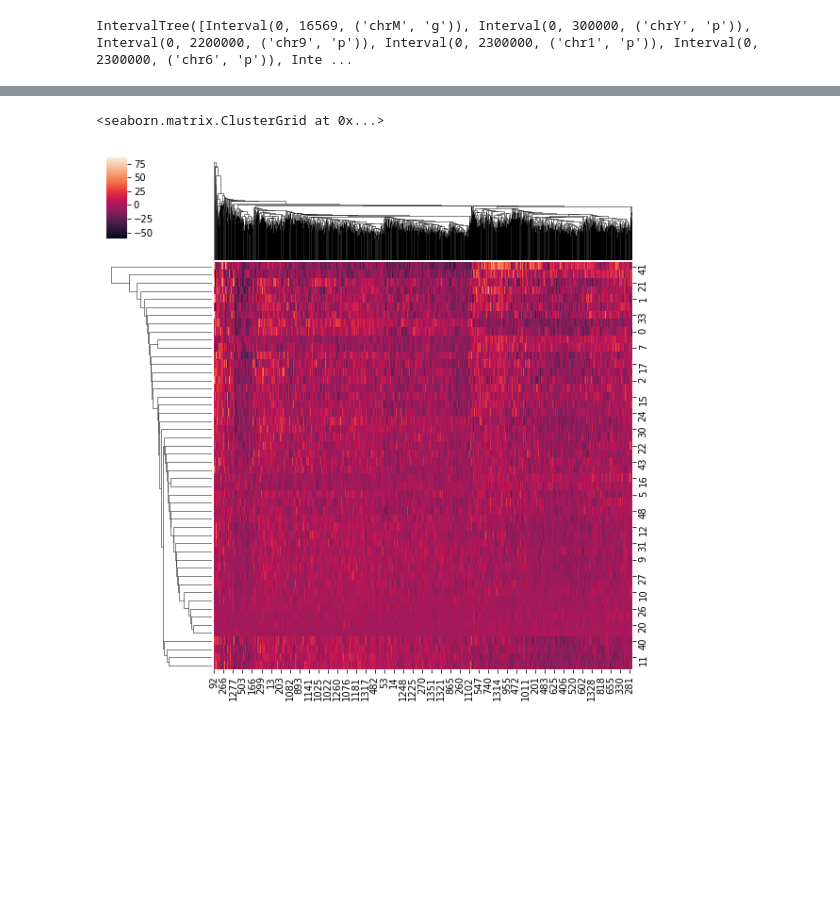
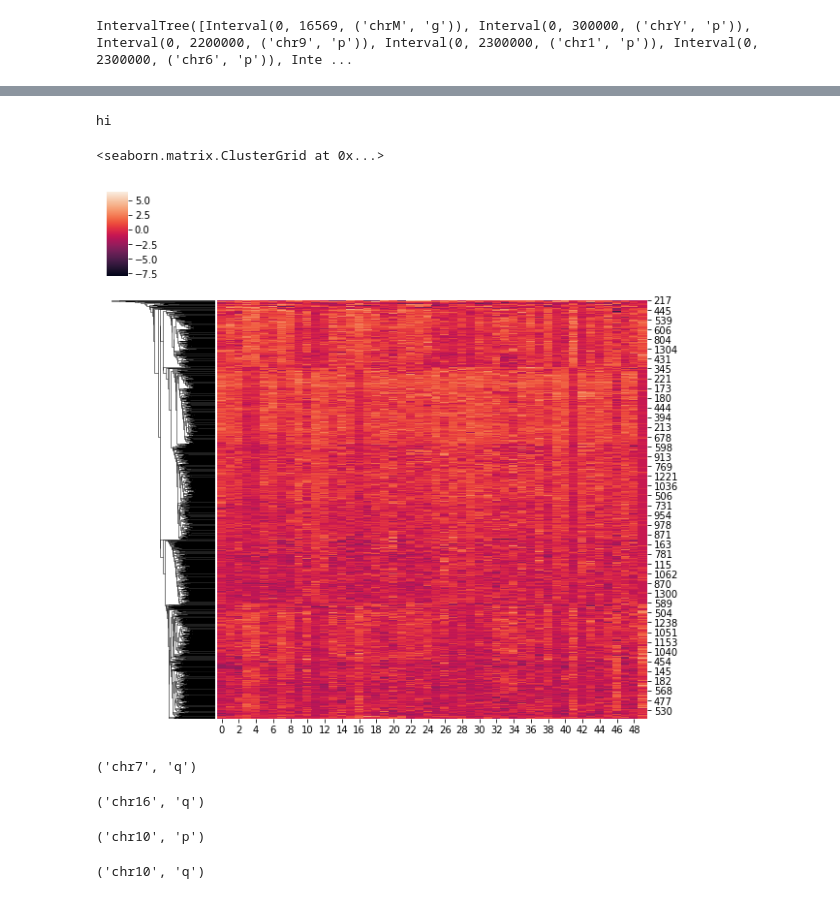
Before and after one commit to picrin/cancer_heterogeneity, a Jupyter notebook: CNV_expression.ipynb, the cells around one changed output, grey strips where cells are left out. Saved outputs shown, nothing was run; the diff lists cells and outputs as text; code cells hidden in the pictures; blank space fills up the shorter version.

```diff
--- a/CNV_expression.ipynb
+++ b/CNV_expression.ipynb
@@ -385,2 +357,0 @@ sc.pl.highly_variable_genes(adata)
-# %%
-adata = adata[:, adata.var['highly_variable']]
@@ -677,10 +426,10 @@ for chr_arm, genes in location_to_gene.items():
         sum_selected_genes = selected_genes.X.sum(axis=1)
         all_genes_sum.append(sum_selected_genes)
         chromosomes.append(chr_arm)
-    except numpy.AxisError:
+    except np.AxisError:
         pass
 # %%
-data = np.vstack(all_genes_sum)
+data = np.hstack(all_genes_sum)
 # %%
 data.shape
 # %% [output]
@@ -689,0 +457,2 @@ import seaborn
+# %%
+data_scaled = scipy.stats.zscore(data, axis = 0)
@@ -690,5 +463,25 @@ import seaborn
+# %%
+print("hi")
+# %% [output]
+hi
 # %%
-seaborn.clustermap(data)
+seaborn.clustermap(data_scaled, col_cluster=False)
 # %% [output]
 <seaborn.matrix.ClusterGrid at 0x...>
-[figure, old version]
+[figure, new version]
+# %%
+chromosomes[41]
+# %% [output]
+('chr7', 'q')
+# %%
+chromosomes[16]
+# %% [output]
+('chr16', 'q')
+# %%
+chromosomes[3]
+# %% [output]
+('chr10', 'p')
+# %%
+chromosomes[4]
+# %% [output]
+('chr10', 'q')
```
Also changed, not shown: parts of 91 cells of this notebook.
